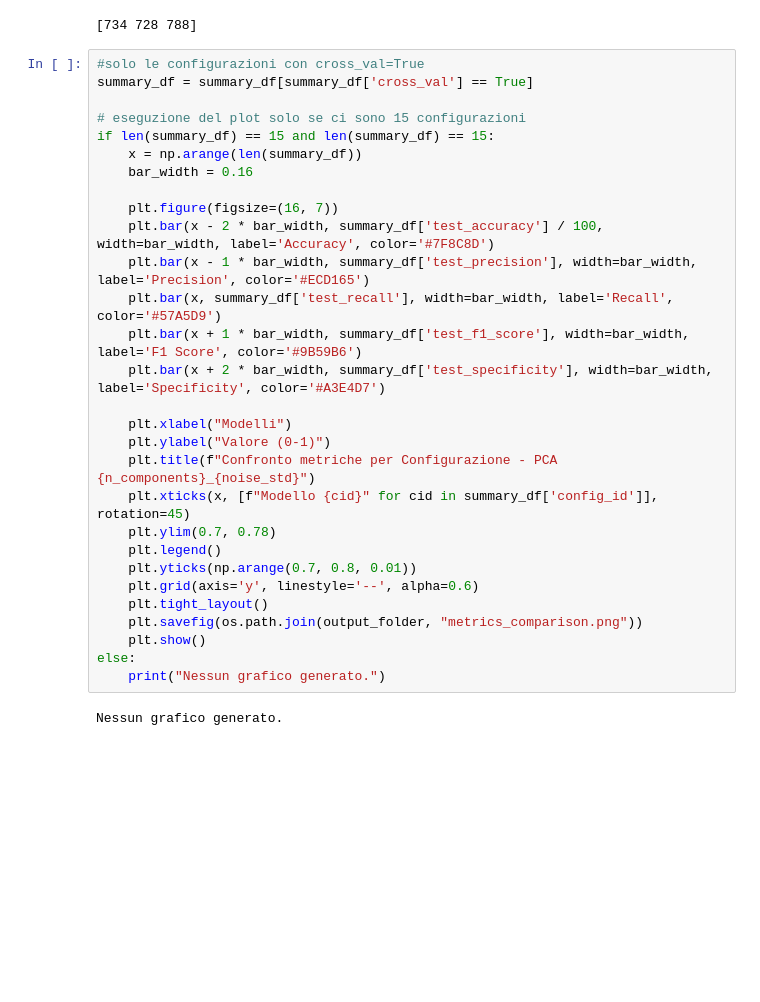
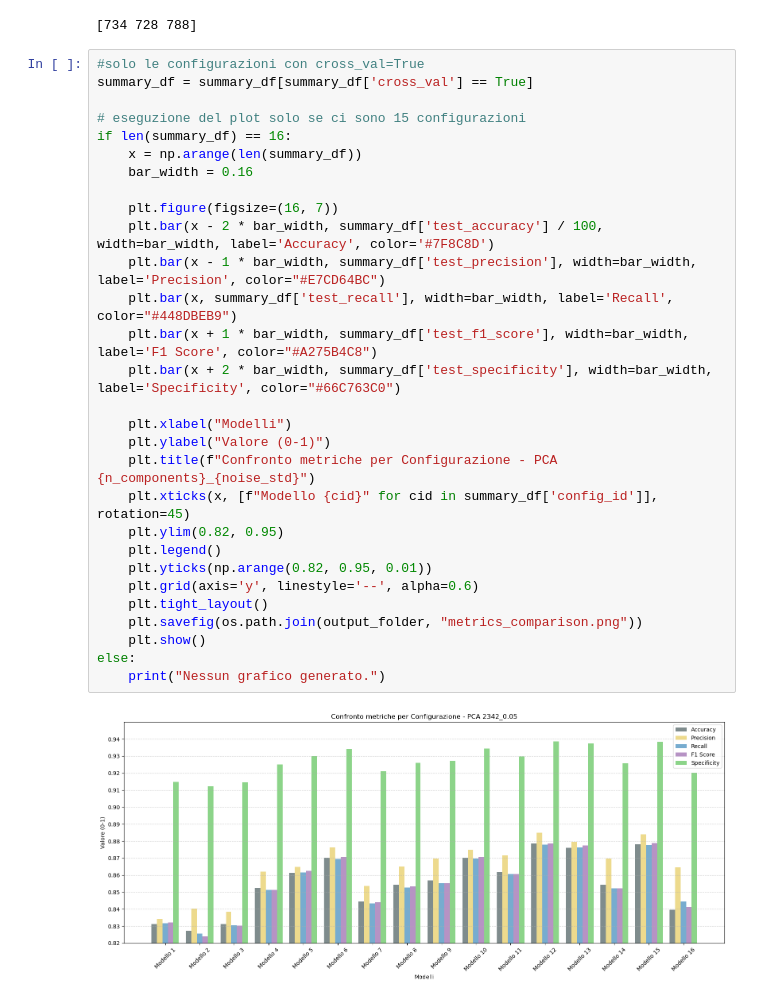
Before and after one commit to noemiaime/PCA_AE_histology, a Jupyter notebook: 4_FC_training_PCA.ipynb, the cells around one changed output. Saved outputs shown, nothing was run; the diff lists cells and outputs as text; blank space fills up the shorter version.

```diff
--- a/4_FC_training_PCA.ipynb
+++ b/4_FC_training_PCA.ipynb
@@ -485,34 +485,34 @@ print(np.bincount(y_test.numpy()))
 # %%
 #solo le configurazioni con cross_val=True
 summary_df = summary_df[summary_df['cross_val'] == True]
 
 # eseguzione del plot solo se ci sono 15 configurazioni
-if len(summary_df) == 15 and len(summary_df) == 15:
+if len(summary_df) == 16:
     x = np.arange(len(summary_df))
     bar_width = 0.16
 
     plt.figure(figsize=(16, 7))
     plt.bar(x - 2 * bar_width, summary_df['test_accuracy'] / 100, width=bar_width, label='Accuracy', color='#7F8C8D')
-    plt.bar(x - 1 * bar_width, summary_df['test_precision'], width=bar_width, label='Precision', color='#ECD165')
-    plt.bar(x, summary_df['test_recall'], width=bar_width, label='Recall', color='#57A5D9')
-    plt.bar(x + 1 * bar_width, summary_df['test_f1_score'], width=bar_width, label='F1 Score', color='#9B59B6')
-    plt.bar(x + 2 * bar_width, summary_df['test_specificity'], width=bar_width, label='Specificity', color='#A3E4D7')
+    plt.bar(x - 1 * bar_width, summary_df['test_precision'], width=bar_width, label='Precision', color="#E7CD64BC")
+    plt.bar(x, summary_df['test_recall'], width=bar_width, label='Recall', color="#448DBEB9")
+    plt.bar(x + 1 * bar_width, summary_df['test_f1_score'], width=bar_width, label='F1 Score', color="#A275B4C8")
+    plt.bar(x + 2 * bar_width, summary_df['test_specificity'], width=bar_width, label='Specificity', color="#66C763C0")
 
     plt.xlabel("Modelli")
     plt.ylabel("Valore (0-1)")
     plt.title(f"Confronto metriche per Configurazione - PCA {n_components}_{noise_std}")
     plt.xticks(x, [f"Modello {cid}" for cid in summary_df['config_id']], rotation=45)
-    plt.ylim(0.7, 0.78)
+    plt.ylim(0.82, 0.95)
     plt.legend()
-    plt.yticks(np.arange(0.7, 0.8, 0.01))
+    plt.yticks(np.arange(0.82, 0.95, 0.01))
     plt.grid(axis='y', linestyle='--', alpha=0.6)
     plt.tight_layout()
     plt.savefig(os.path.join(output_folder, "metrics_comparison.png"))
     plt.show()
 else:
     print("Nessun grafico generato.")
 # %% [output]
-Nessun grafico generato.
+[figure, added]
 # %%
 fig, ax1 = plt.subplots(figsize=(16, 7))
 
```
Also changed, not shown: parts of 6 cells of this notebook, 4 other files.
